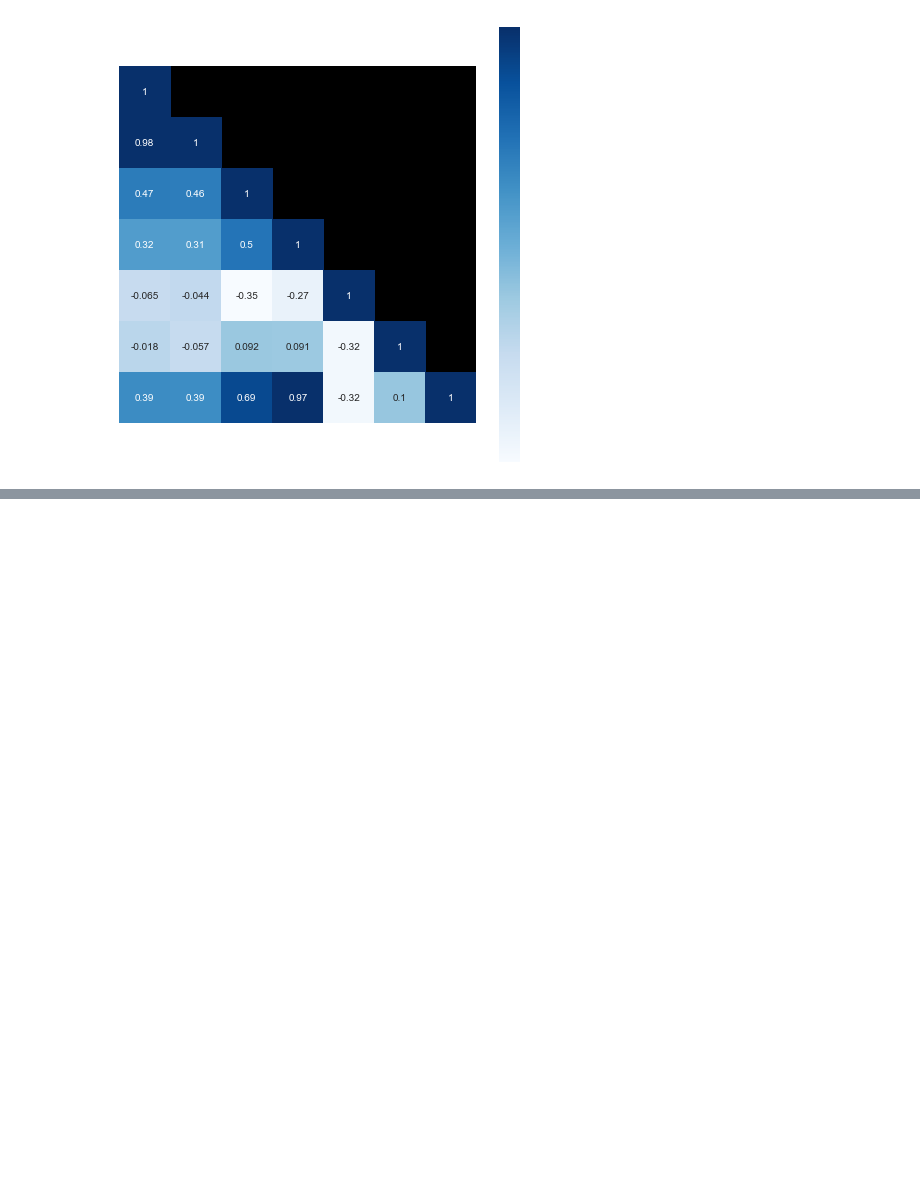
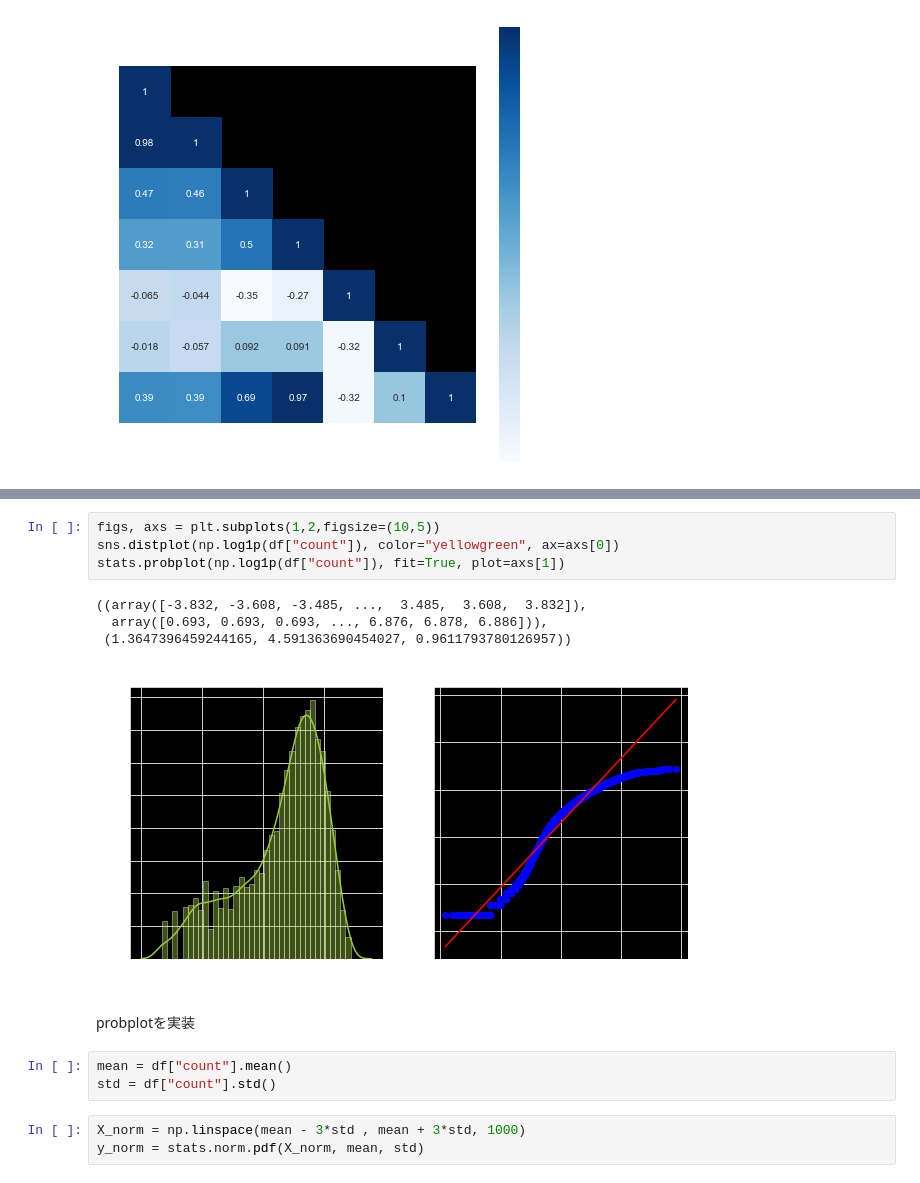
Before and after one commit to yugitti/kaggle, a Jupyter notebook: Untitled.ipynb, the cells around one changed output, grey strips where cells are left out. Cells and saved outputs as stored; diff of their text form; blank space fills up the shorter version.

```diff
--- a/Untitled.ipynb
+++ b/Untitled.ipynb
@@ -359,0 +386,17 @@ plt.scatter(df["registered"], df["casual"],marker=".")
+# %%
+figs, axs = plt.subplots(1,2,figsize=(10,5))
+sns.distplot(np.log1p(df["count"]), color="yellowgreen", ax=axs[0])
+stats.probplot(np.log1p(df["count"]), fit=True, plot=axs[1])
+# %% [output]
+((array([-3.832, -3.608, -3.485, ...,  3.485,  3.608,  3.832]),
+  array([0.693, 0.693, 0.693, ..., 6.876, 6.878, 6.886])),
+ (1.3647396459244165, 4.591363690454027, 0.9611793780126957))
+[figure, added]
+# %% [markdown]
+probplotを実装
+# %%
+mean = df["count"].mean()
+std = df["count"].std()
+# %%
+X_norm = np.linspace(mean - 3*std , mean + 3*std, 1000)
+y_norm = stats.norm.pdf(X_norm, mean, std)
```
Also changed, not shown: parts of 29 cells of this notebook, 2 other files.
